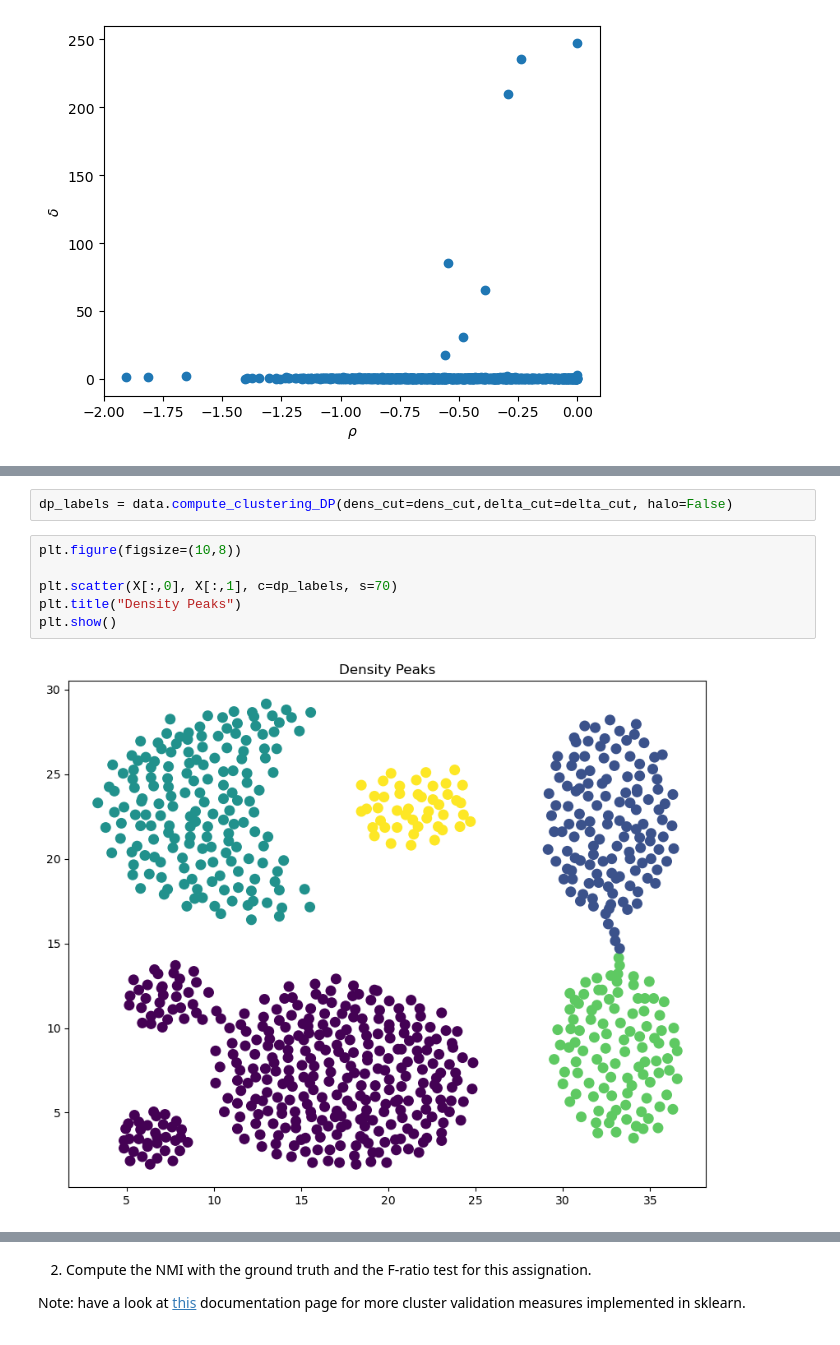
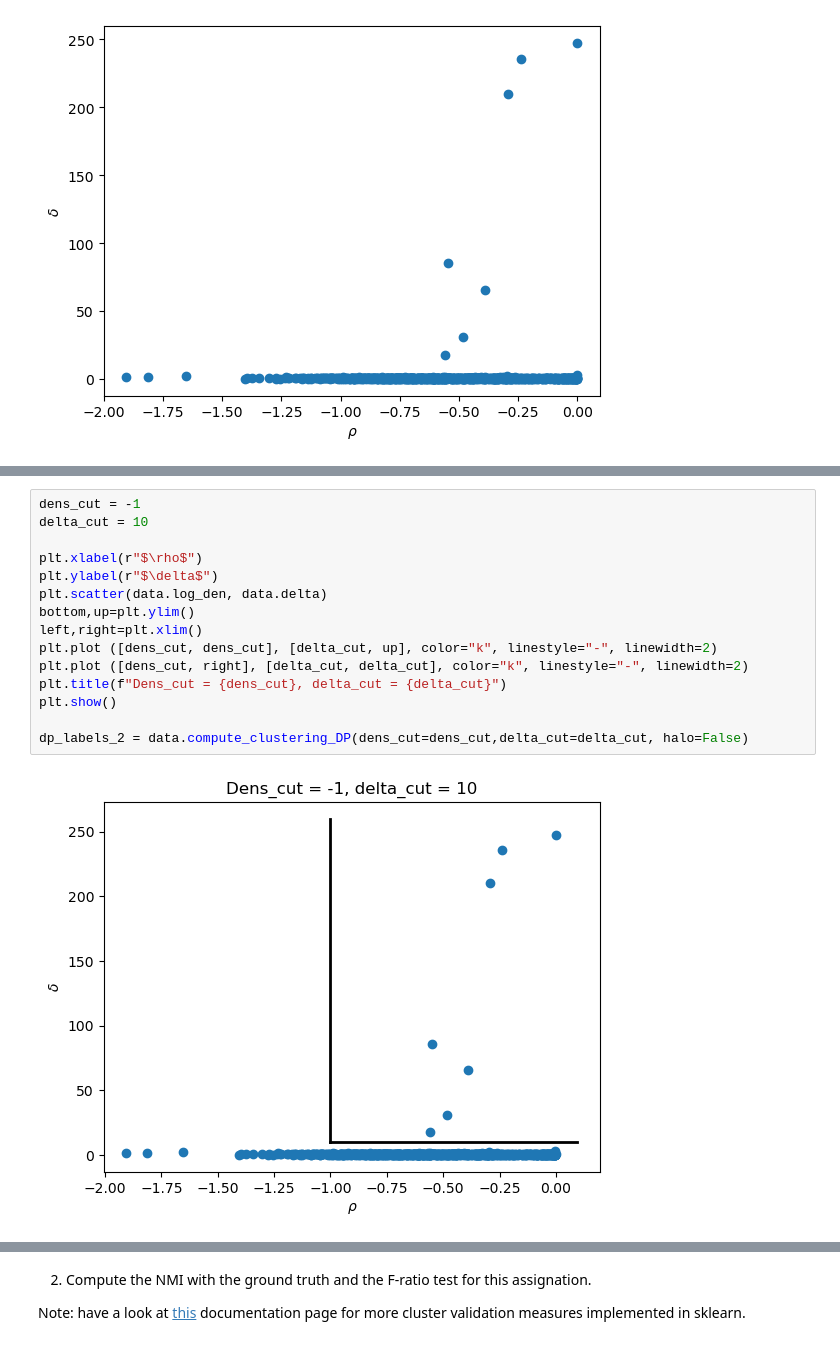
Before and after one commit to ilariavascotto/UL_2023_fall, a Jupyter notebook: Notebooks/Lab10-FinalLab.ipynb, the cells around one changed output, grey strips where cells are left out. Drawn from its saved outputs; the diff is of its cells as text.

```diff
--- a/Notebooks/Lab10-FinalLab.ipynb
+++ b/Notebooks/Lab10-FinalLab.ipynb
@@ -214,10 +220,17 @@ plt.show()
-# %%
-dp_labels = data.compute_clustering_DP(dens_cut=dens_cut,delta_cut=delta_cut, halo=False)
-# %%
-plt.figure(figsize=(10,8))
-
-plt.scatter(X[:,0], X[:,1], c=dp_labels, s=70)
-plt.title("Density Peaks")
-plt.show()
-# %% [output]
-[figure, removed]
+# %%
+dens_cut = -1
+delta_cut = 10
+
+plt.xlabel(r"$\rho$")
+plt.ylabel(r"$\delta$")
+plt.scatter(data.log_den, data.delta)
+bottom,up=plt.ylim()
+left,right=plt.xlim()
+plt.plot ([dens_cut, dens_cut], [delta_cut, up], color="k", linestyle="-", linewidth=2)
+plt.plot ([dens_cut, right], [delta_cut, delta_cut], color="k", linestyle="-", linewidth=2)
+plt.title(f"Dens_cut = {dens_cut}, delta_cut = {delta_cut}")
+plt.show()
+
+dp_labels_2 = data.compute_clustering_DP(dens_cut=dens_cut,delta_cut=delta_cut, halo=False)
+# %% [output]
+[figure, added]
```
Also changed, not shown: parts of 14 cells of this notebook.
